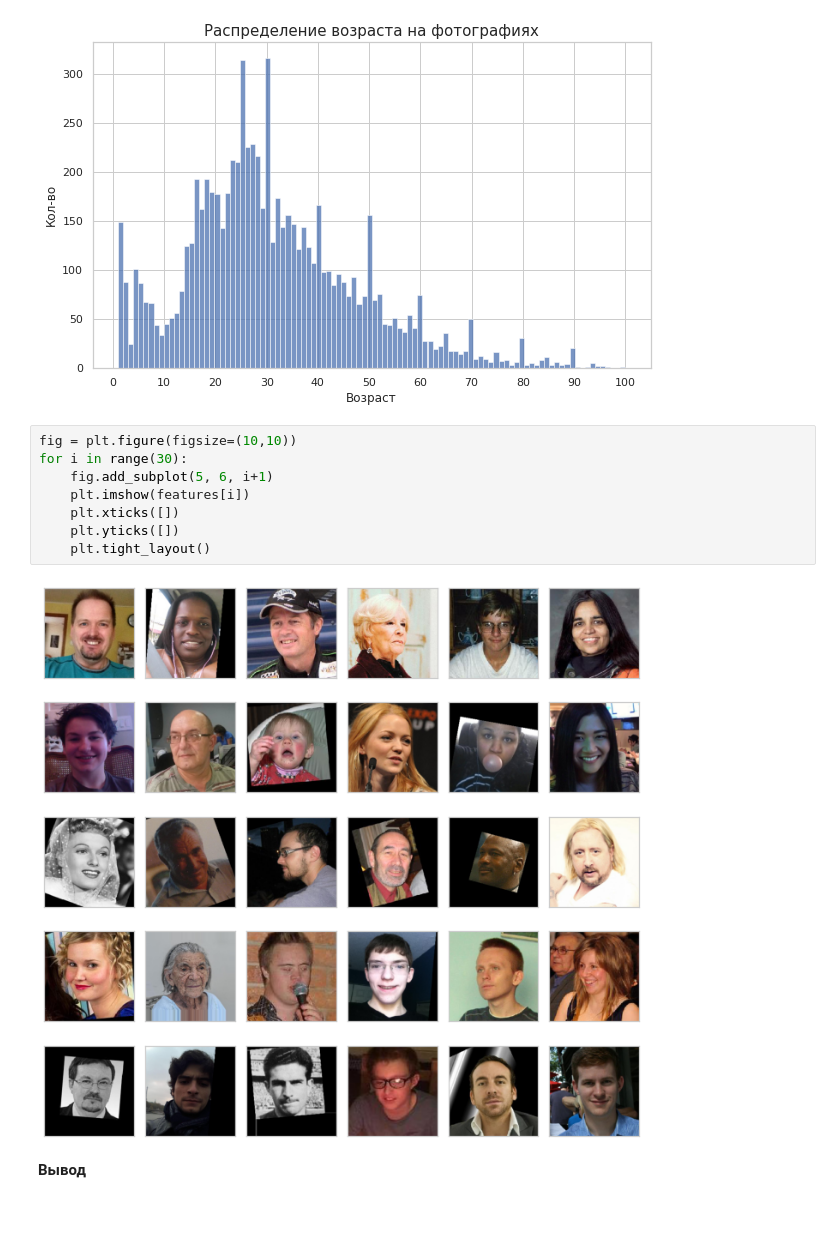
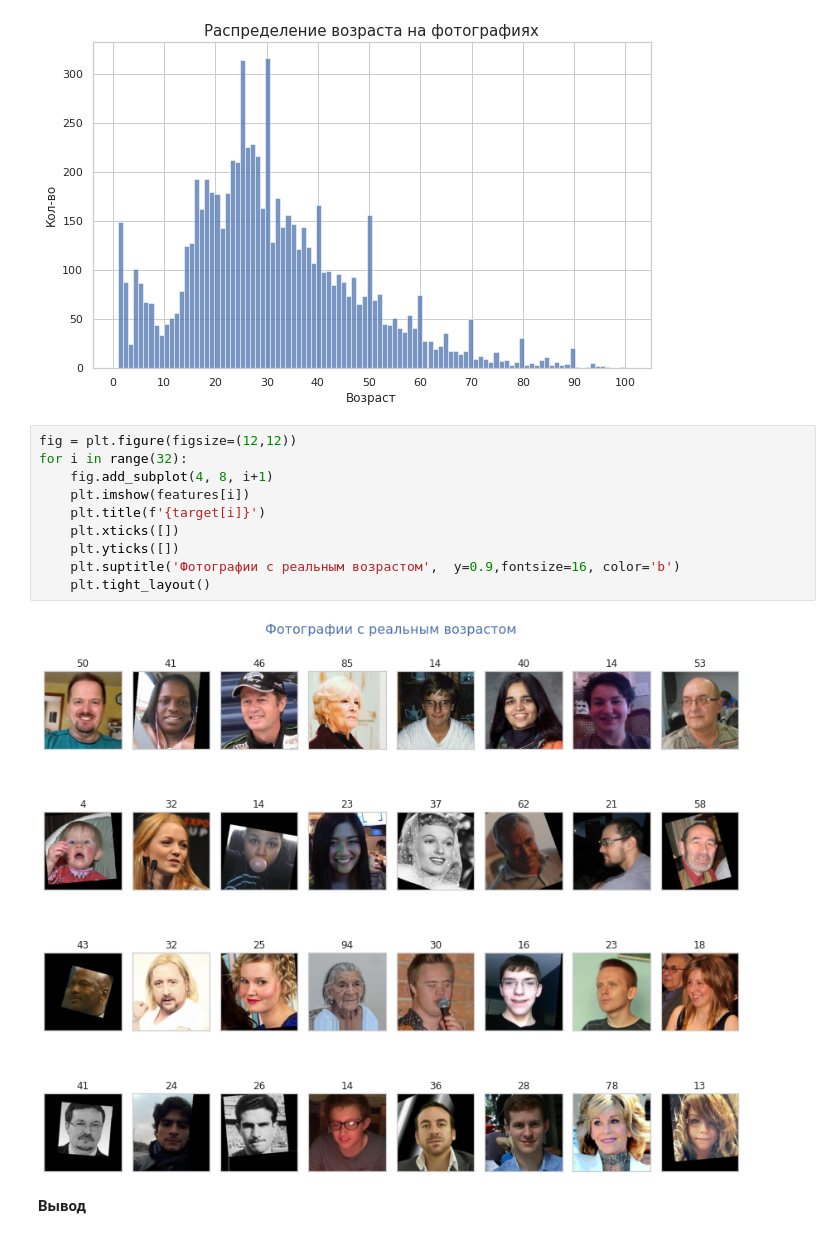
Before and after one commit to WhiteNivis/praktikum, a Jupyter notebook: 15-Обработка фотографий покупателя/15-Обработка фотографий покупателя.ipynb, the cells around one changed output. Drawn from its saved outputs; the diff is of its cells as text.

Commit message:
update chart

```diff
--- a/15-Обработка фотографий покупателя/15-Обработка фотографий покупателя.ipynb
+++ b/15-Обработка фотографий покупателя/15-Обработка фотографий покупателя.ipynb
@@ -96,15 +96,17 @@ plt.draw()
 # %% [output]
 [figure]
 # %%
-fig = plt.figure(figsize=(10,10))
-for i in range(30):
-    fig.add_subplot(5, 6, i+1)
+fig = plt.figure(figsize=(12,12))
+for i in range(32):
+    fig.add_subplot(4, 8, i+1)
     plt.imshow(features[i])
+    plt.title(f'{target[i]}')
     plt.xticks([])
     plt.yticks([])
+    plt.suptitle('Фотографии с реальным возрастом',  y=0.9,fontsize=16, color='b')
     plt.tight_layout()
 # %% [output]
-[figure, old version]
+[figure, new version]
 # %% [markdown]
 **Вывод**
 # %% [markdown]
```
